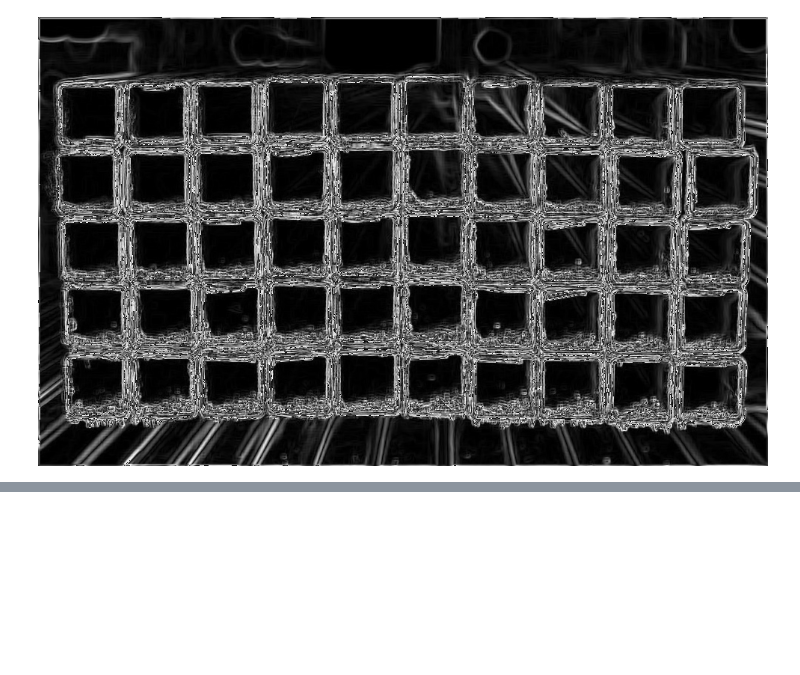
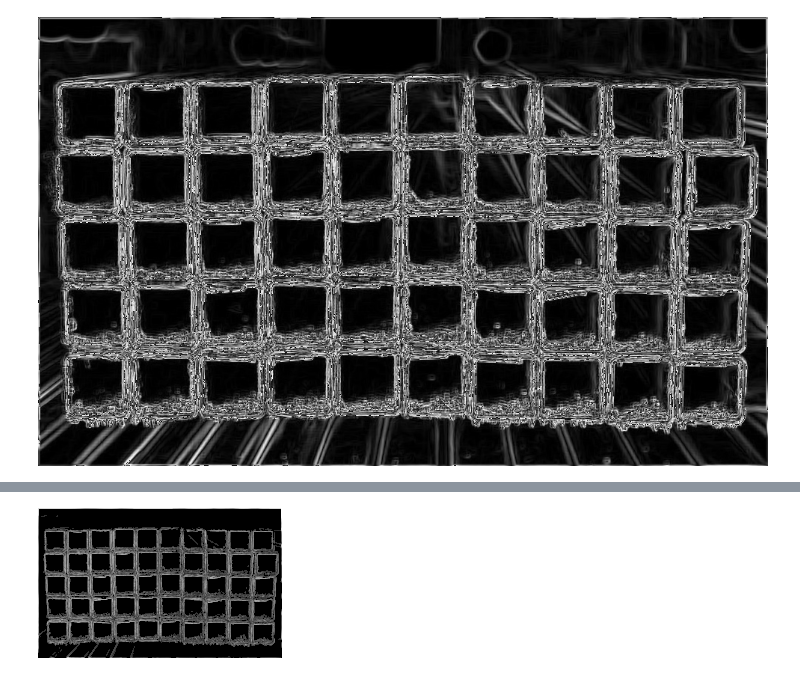
Before and after one commit to Petroniuss/pattern-recognition, a Jupyter notebook: lab2/lab2.ipynb, the cells around one changed output, grey strips where cells are left out. Cells and saved outputs as stored; diff of their text form; code cells hidden in the pictures; blank space fills up the shorter version.

```diff
--- a/lab2/lab2.ipynb
+++ b/lab2/lab2.ipynb
@@ -175,0 +195,16 @@ show_gradient_intensity(gradient_intensity)
+# %%
+## pooling
+max_pool_2d = keras.layers.MaxPooling2D(pool_size=(4, 4),
+                                           strides=(4, 4), padding='same')
+# 600 x 976
+# normalized_gradient.shape
+def show_pool_2d(out):
+    out = np.transpose(out.numpy(), (0, 3, 1, 2))[0, 0]
+    return Image.fromarray(np.uint8(out * 255), 'L')
+
+x = tf.reshape(normalized_gradient, shape=[1, *normalized_gradient.shape, 1])
+y = max_pool_2d(x)
+
+show_pool_2d(y)
+# %% [output]
+[figure, added]
```
Also changed, not shown: parts of 7 cells of this notebook.
